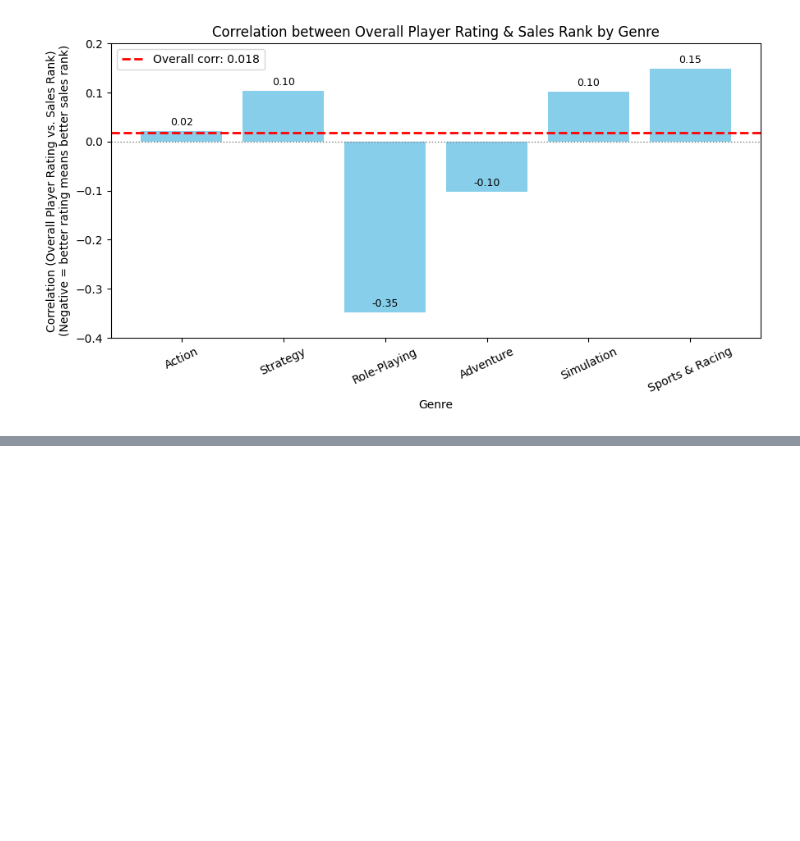
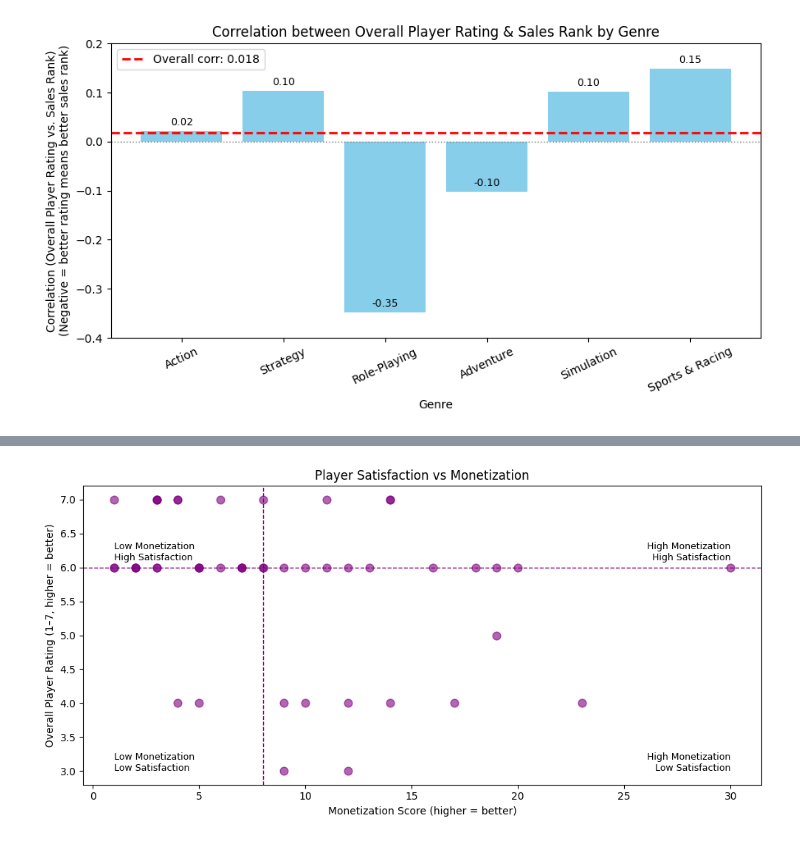
Before and after one commit to OfirBH/Steam_Final_Project, a Jupyter notebook: steam_final_project.ipynb, the cells around one changed output, grey strips where cells are left out. Drawn from its saved outputs; the diff is of its cells as text; code cells hidden in the pictures; blank space fills up the shorter version.

```diff
--- a/steam_final_project.ipynb
+++ b/steam_final_project.ipynb
@@ -2165,0 +2405,6 @@ Role-Playing   : 0.688
+# %%
+# merge the column overall_player_rating_numeric:
+kpi3_df = rank_pivot_df.merge(
+    unique_game_df[['game_name', 'overall_player_rating_numeric']],
+    on='game_name',
+    how='left')
@@ -2165,0 +2427,7 @@ Role-Playing   : 0.688
+# %%
+# defining monetization:
+# Scale reversal - high score = better:
+kpi3_df['monetization_score'] = (
+    41 - kpi3_df['rank_revenue']
+)
+print('After scale revesal, now higher score is better, the higher - the better')
@@ -2165,0 +2452,7 @@ Role-Playing   : 0.688
+# %%
+#for comapring between the monetization score and overall player rating numeric it is
+# important that only games with data for both of these paramteres will remain:
+kpi3_clean = kpi3_df[kpi3_df['monetization_score'].notna() &
+kpi3_df['overall_player_rating_numeric'].notna()]
+
+kpi3_clean
@@ -2165,0 +2492,73 @@ Role-Playing   : 0.688
+# %%
+import matplotlib.pyplot as plt
+
+# חישוב חציון לצירים
+x_median = kpi3_clean['monetization_score'].median()
+y_median = kpi3_clean['overall_player_rating_numeric'].median()
+
+plt.figure(figsize=(10, 5))
+
+# Scatter עם רמיזה להצטברות
+plt.scatter(
+    kpi3_clean['monetization_score'],
+    kpi3_clean['overall_player_rating_numeric'],
+    alpha=0.6,   # ← רמיזה להצטברות
+    s=60
+)
+
+# קווי חציון
+plt.axvline(x=x_median, linestyle='--', linewidth=1)
+plt.axhline(y=y_median, linestyle='--', linewidth=1)
+
+# כותרות וצירים
+plt.title('Player Satisfaction vs Monetization')
+plt.xlabel('Monetization Score (higher = better)')
+plt.ylabel('Overall Player Rating (1–7, higher = better)')
+
+# תוויות רבעים (ממוקמות בצדדים)
+plt.text(
+    kpi3_clean['monetization_score'].min(),
+    y_median + 0.1,
+    'Low Monetization\nHigh Satisfaction',
+    fontsize=9,
+    ha='left'
+)
+
+plt.text(
+    kpi3_clean['monetization_score'].max(),
+    y_median + 0.1,
+    'High Monetization\nHigh Satisfaction',
+    fontsize=9,
+    ha='right'
+)
+
+plt.text(
+    kpi3_clean['monetization_score'].min(),
+    kpi3_clean['overall_player_rating_numeric'].min(),
+    'Low Monetization\nLow Satisfaction',
+    fontsize=9,
+    ha='left'
+)
+
+plt.text(
+    kpi3_clean['monetization_score'].max(),
+    kpi3_clean['overall_player_rating_numeric'].min(),
+    'High Monetization\nLow Satisfaction',
+    fontsize=9,
+    ha='right'
+)
+
+plt.tight_layout()
+
+# Change all dots and lines to purple
+for line in plt.gca().lines:
+    line.set_color('purple')  # Change lines to purple
+
+for pathcoll in plt.gca().collections:
+    pathcoll.set_facecolor('purple')  # Change marker (dot) color to purple
+
+plt.show()
+
+print('Darker areas indicate a higher concentration of games with similar monetization and player satisfaction levels')
+# %% [output]
+[figure, added]
```
Also changed, not shown: parts of 38 cells of this notebook.
